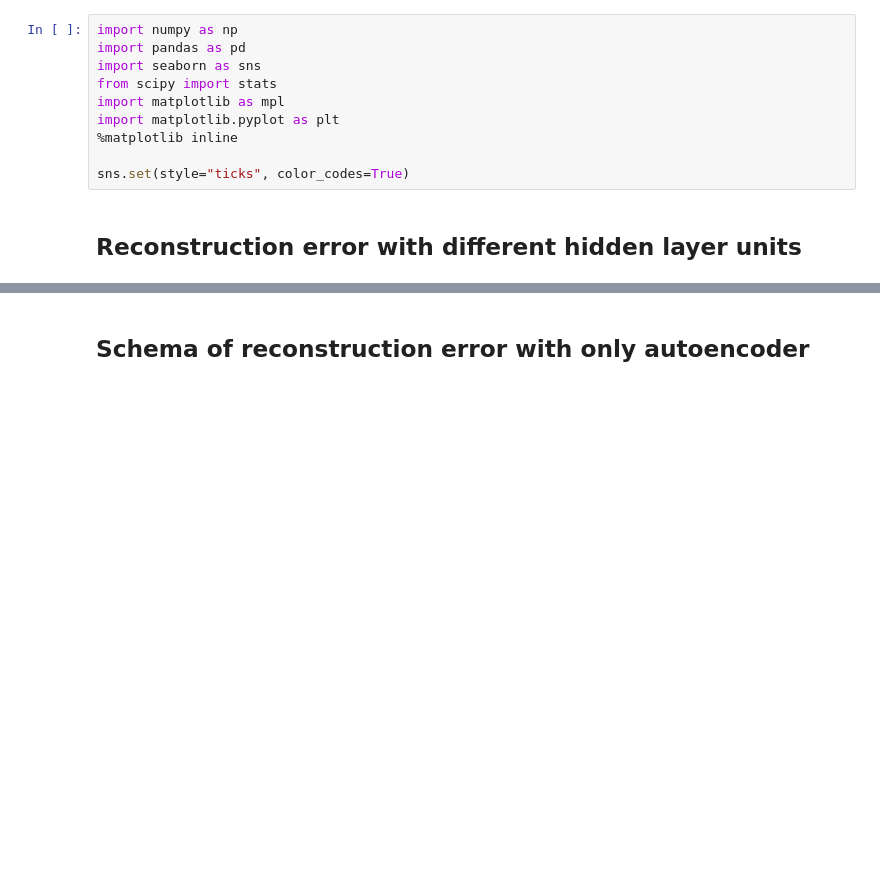
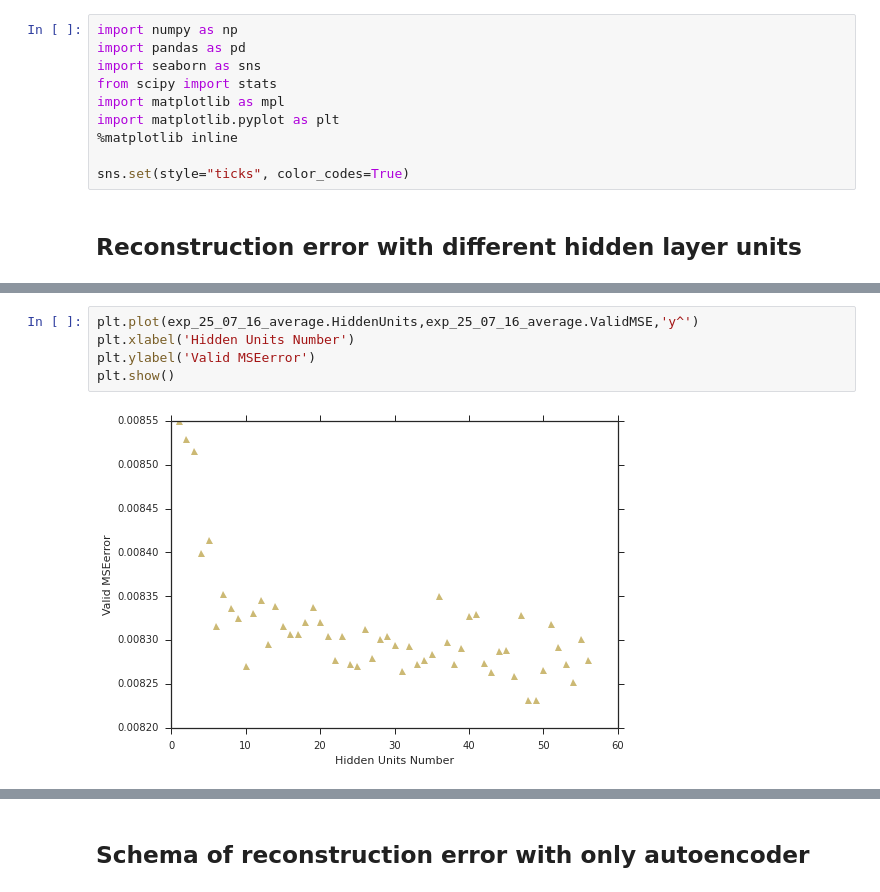
Before and after one commit to fengsy868/Dann-EEG, a Jupyter notebook: Ploting.ipynb, the cells around one changed output, grey strips where cells are left out. Saved outputs shown, nothing was run; the diff lists cells and outputs as text; blank space fills up the shorter version.

```diff
--- a/Ploting.ipynb
+++ b/Ploting.ipynb
@@ -23 +31,8 @@ plt.show()
+# %%
+plt.plot(exp_25_07_16_average.HiddenUnits,exp_25_07_16_average.ValidMSE,'y^')
+plt.xlabel('Hidden Units Number')
+plt.ylabel('Valid MSEerror')
+plt.show()
+# %% [output]
+[figure, added]
 # %% [markdown]
```
Also changed, not shown: parts of 11 cells of this notebook.
